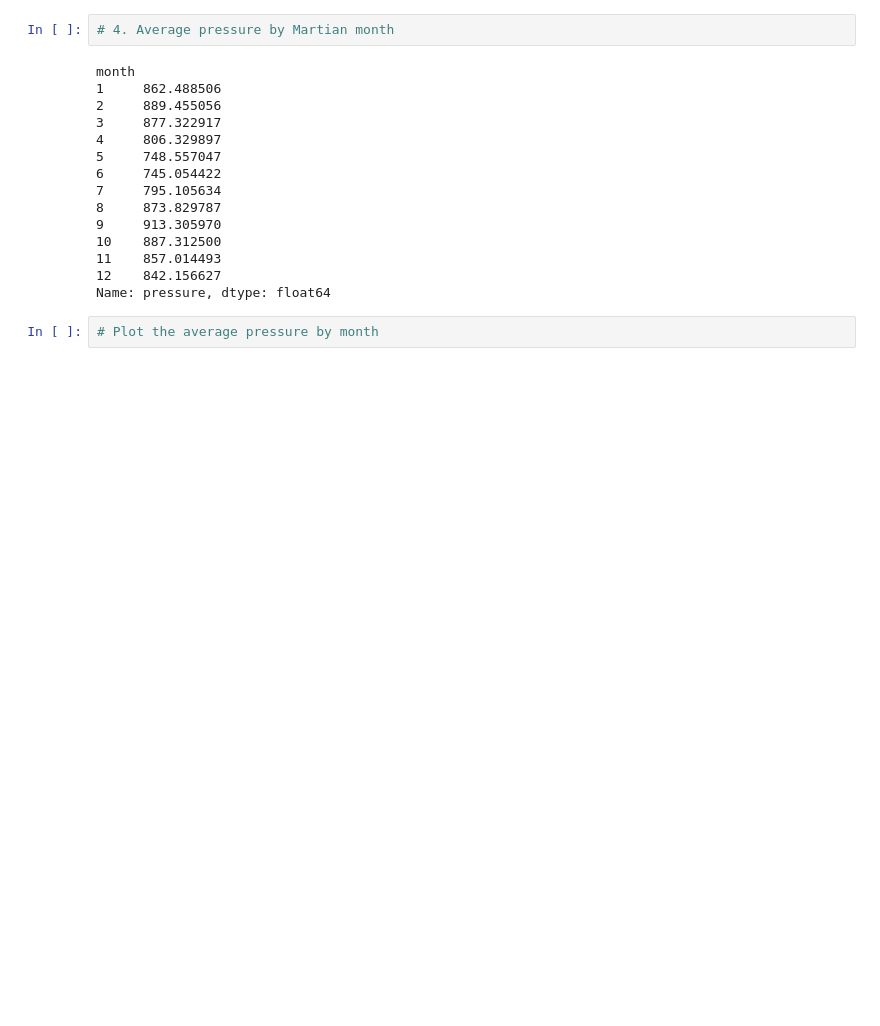
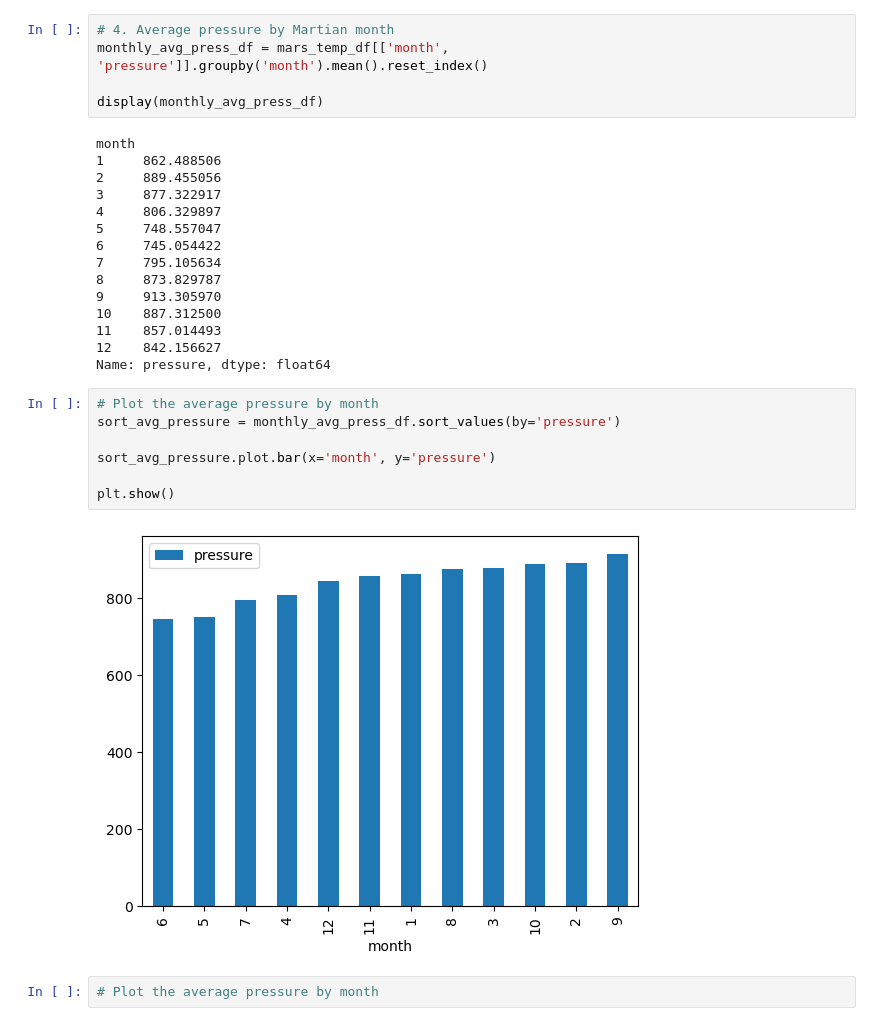
Before and after one commit to StarkArk/ScrapingMars_Splinter_BeautifulSoup, a Jupyter notebook: part_2_mars_weather.ipynb, the cells around one changed output. Saved outputs shown, nothing was run; the diff lists cells and outputs as text; blank space fills up the shorter version.

```diff
--- a/part_2_mars_weather.ipynb
+++ b/part_2_mars_weather.ipynb
@@ -204,5 +334,8 @@ Name: min_temp, dtype: float64
 # %%
 # 4. Average pressure by Martian month
+monthly_avg_press_df = mars_temp_df[['month', 'pressure']].groupby('month').mean().reset_index()
+
+display(monthly_avg_press_df)
 # %% [output]
 month
 1     862.488506
@@ -218,6 +351,15 @@ month
 11    857.014493
 12    842.156627
 Name: pressure, dtype: float64
+# %%
+# Plot the average pressure by month
+sort_avg_pressure = monthly_avg_press_df.sort_values(by='pressure')
+
+sort_avg_pressure.plot.bar(x='month', y='pressure')
+
+plt.show()
+# %% [output]
+[figure, added]
 # %%
 # Plot the average pressure by month
 # %% [output]
```
Also changed, not shown: parts of 19 cells of this notebook.
